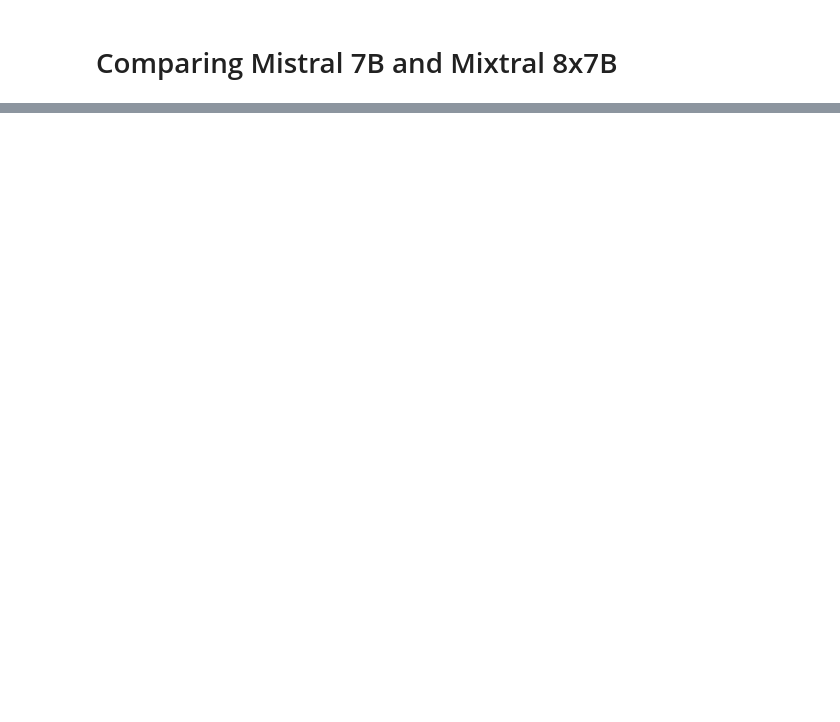
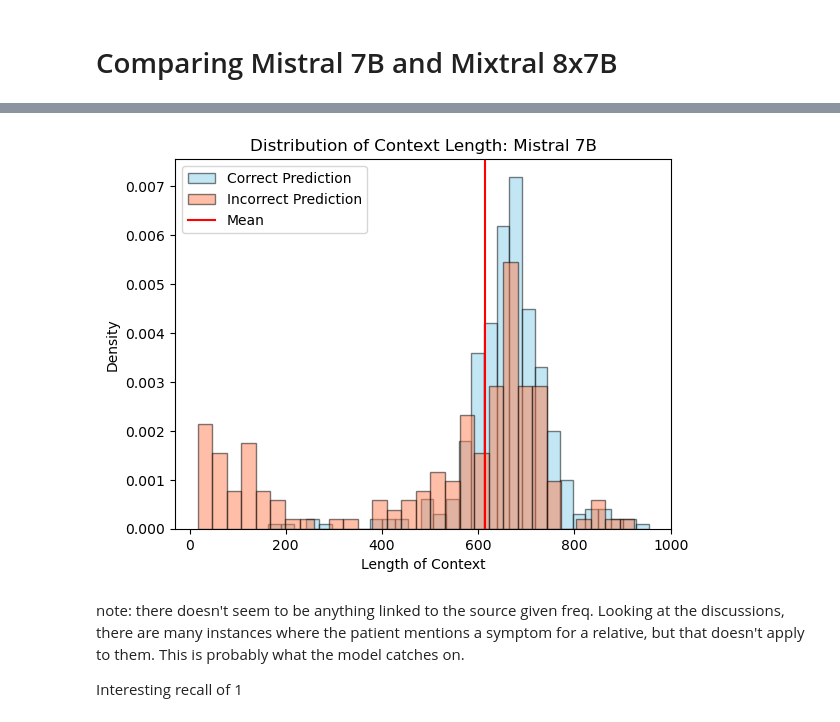
Before and after one commit to tsounack/LLM_evaluation_pipeline, a Jupyter notebook: scripts/part1_mistral.ipynb, the cells around one changed output, grey strips where cells are left out. Cells and saved outputs as stored; diff of their text form; code cells hidden in the pictures; blank space fills up the shorter version.

```diff
--- a/scripts/part1_mistral.ipynb
+++ b/scripts/part1_mistral.ipynb
@@ -133,0 +88,8 @@ df_different.to_csv("test.csv", index=False)
+# %%
+scorer_mistral7b.display_length_distribution("Mistral 7B")
+# %% [output]
+[figure, added]
+# %% [markdown]
+note: there doesn't seem to be anything linked to the source given freq. Looking at the discussions, there are many instances where the patient mentions a symptom for a relative, but that doesn't apply to them. This is probably what the model catches on.
+
+Interesting recall of 1
```
Also changed, not shown: parts of 21 cells of this notebook, 2 other files.
